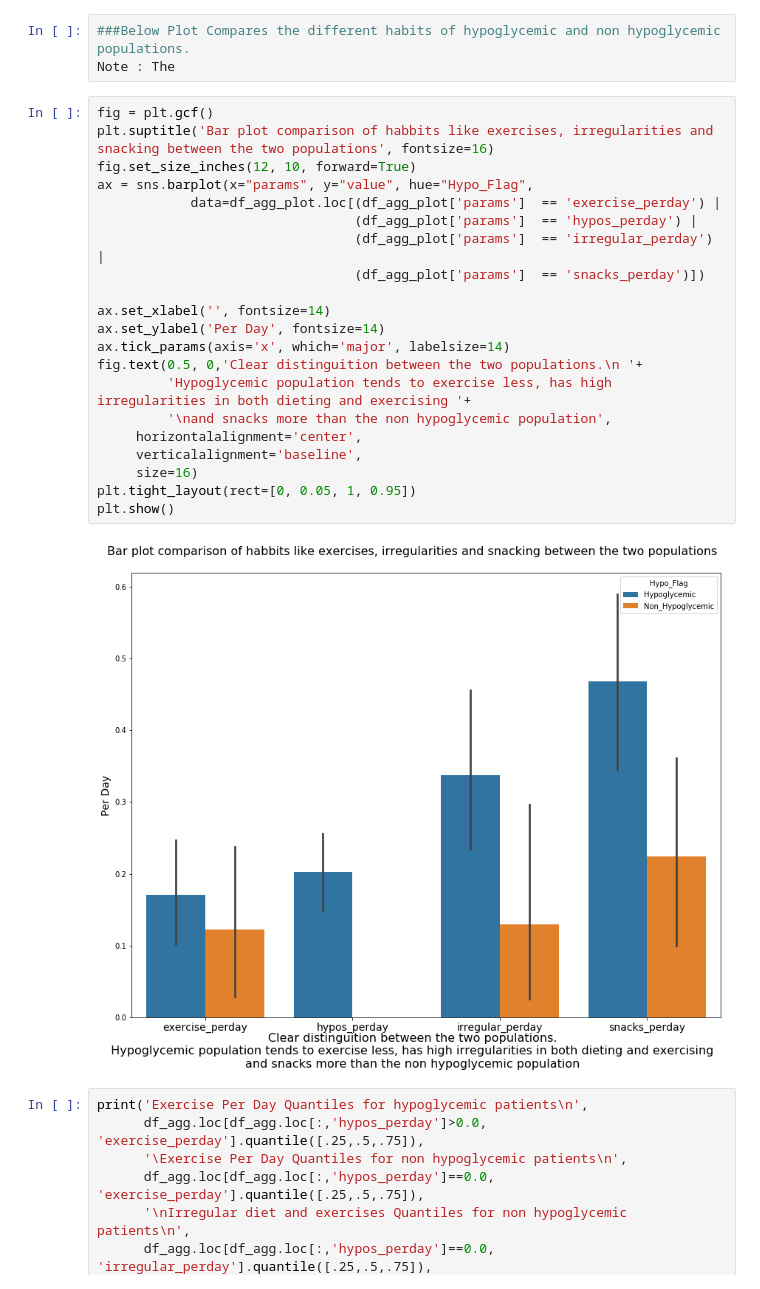
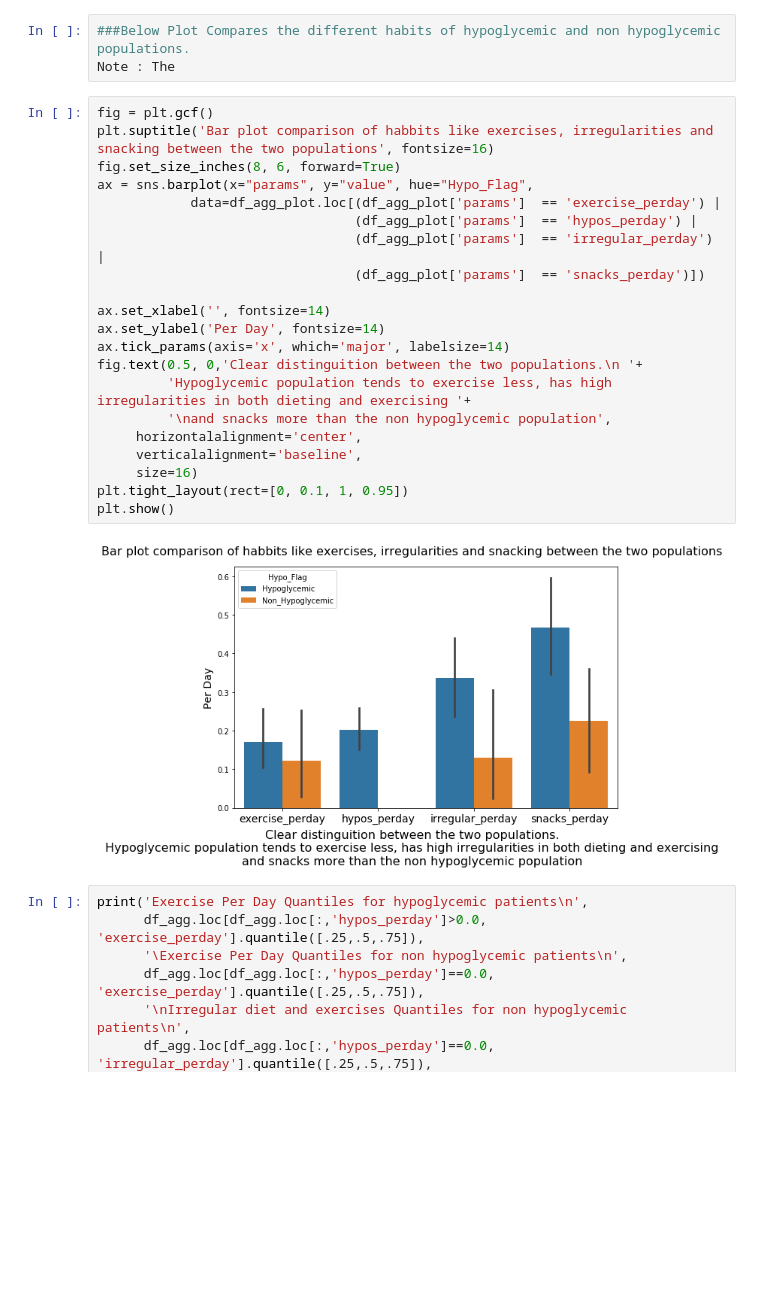
Before and after one commit to johngunaseelan/Hypoglycemia-Detection, a Jupyter notebook: Code/EDA-III.ipynb, the cells around one changed output. Saved outputs shown, nothing was run; the diff lists cells and outputs as text; blank space fills up the shorter version.

```diff
--- a/Code/EDA-III.ipynb
+++ b/Code/EDA-III.ipynb
@@ -170,26 +212,26 @@ Note : The
 # %%
 fig = plt.gcf()
 plt.suptitle('Bar plot comparison of habbits like exercises, irregularities and snacking between the two populations', fontsize=16)
-fig.set_size_inches(12, 10, forward=True)
+fig.set_size_inches(8, 6, forward=True)
 ax = sns.barplot(x="params", y="value", hue="Hypo_Flag",
             data=df_agg_plot.loc[(df_agg_plot['params']  == 'exercise_perday') |
                                  (df_agg_plot['params']  == 'hypos_perday') |
                                  (df_agg_plot['params']  == 'irregular_perday') |
                                  (df_agg_plot['params']  == 'snacks_perday')])
 
 ax.set_xlabel('', fontsize=14)
 ax.set_ylabel('Per Day', fontsize=14)
 ax.tick_params(axis='x', which='major', labelsize=14)
 fig.text(0.5, 0,'Clear distinguition between the two populations.\n '+
          'Hypoglycemic population tends to exercise less, has high irregularities in both dieting and exercising '+
          '\nand snacks more than the non hypoglycemic population',
      horizontalalignment='center',
      verticalalignment='baseline',
      size=16)
-plt.tight_layout(rect=[0, 0.05, 1, 0.95])
+plt.tight_layout(rect=[0, 0.1, 1, 0.95])
 plt.show()
 # %% [output]
-[figure, old version]
+[figure, new version]
 # %%
 print('Exercise Per Day Quantiles for hypoglycemic patients\n',
       df_agg.loc[df_agg.loc[:,'hypos_perday']>0.0, 'exercise_perday'].quantile([.25,.5,.75]),
```
Also changed, not shown: parts of 3 cells of this notebook, 1 other file.
